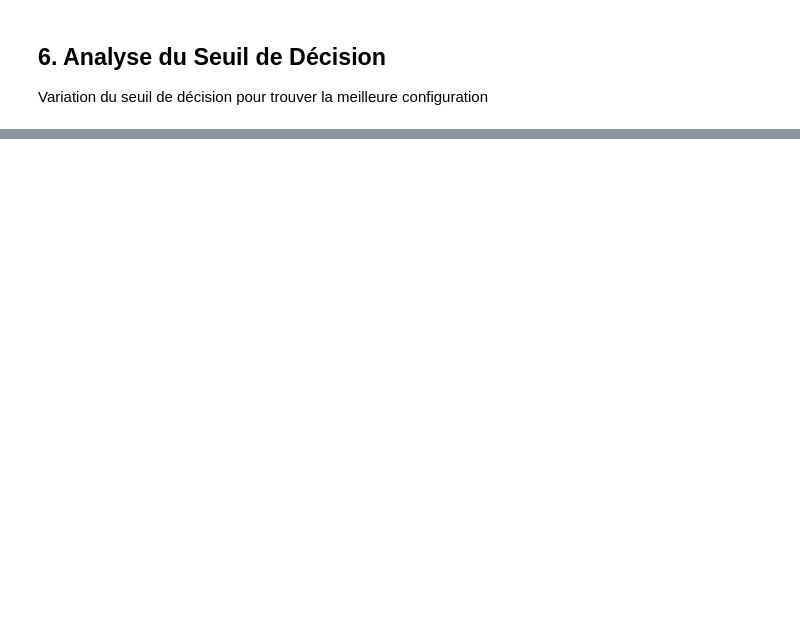
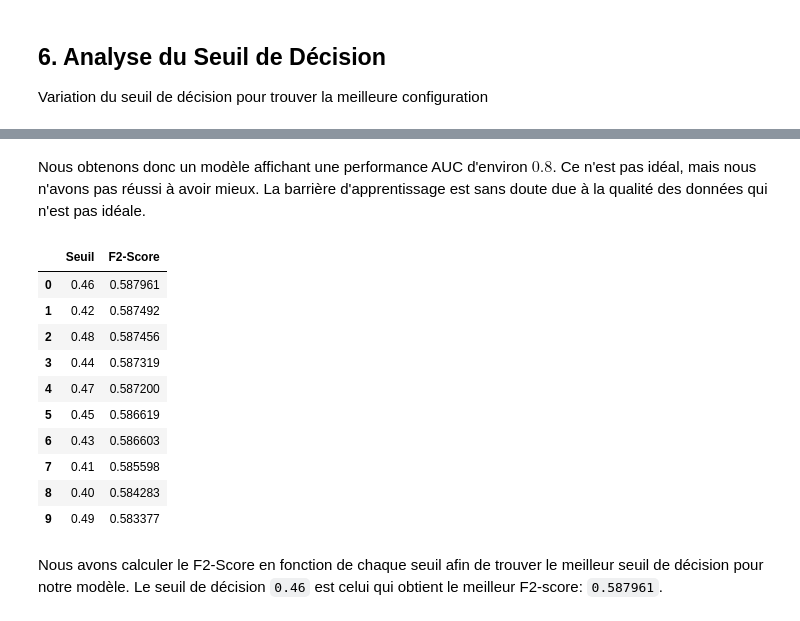
Before and after one commit to 0xybo/CESI_A4_IA_DeepLearning, a Jupyter notebook: Livrable 2.ipynb, the cells around one changed output, grey strips where cells are left out. Drawn from its saved outputs; the diff is of its cells as text; code cells hidden in the pictures; blank space fills up the shorter version.

```diff
--- a/Livrable 2.ipynb
+++ b/Livrable 2.ipynb
@@ -569,3 +723,25 @@ Variation du seuil de décision pour trouver la meilleure configuration
+# %% [markdown]
+Nous obtenons donc un modèle affichant une performance AUC d'environ $0.8$. Ce n'est pas idéal, mais nous n'avons pas réussi à avoir mieux. La barrière d'apprentissage est sans doute due à la qualité des données qui n'est pas idéale.
+# %%
+f2_score_threshold_list = np.array(evaluation.best_thresholds())
+pd.DataFrame({
+    'Seuil': f2_score_threshold_list[:,1],
+    'F2-Score': f2_score_threshold_list[:,0]
+}).head(10)
+# %% [output]
+|  | Seuil | F2-Score |
+| 0 | 0.46 | 0.587961 |
+| 1 | 0.42 | 0.587492 |
+| 2 | 0.48 | 0.587456 |
+| 3 | 0.44 | 0.587319 |
+| 4 | 0.47 | 0.587200 |
+| 5 | 0.45 | 0.586619 |
+| 6 | 0.43 | 0.586603 |
+| 7 | 0.41 | 0.585598 |
+| 8 | 0.40 | 0.584283 |
+| 9 | 0.49 | 0.583377 |
+# %% [markdown]
+Nous avons calculer le F2-Score en fonction de chaque seuil afin de trouver le meilleur seuil de décision pour notre modèle. Le seuil de décision `0.46` est celui qui obtient le meilleur F2-score: `0.587961`.
 # %% [markdown]
 ## 7. Résumé et Conclusions
 
```
Also changed, not shown: parts of 25 cells of this notebook, 4 other files.
